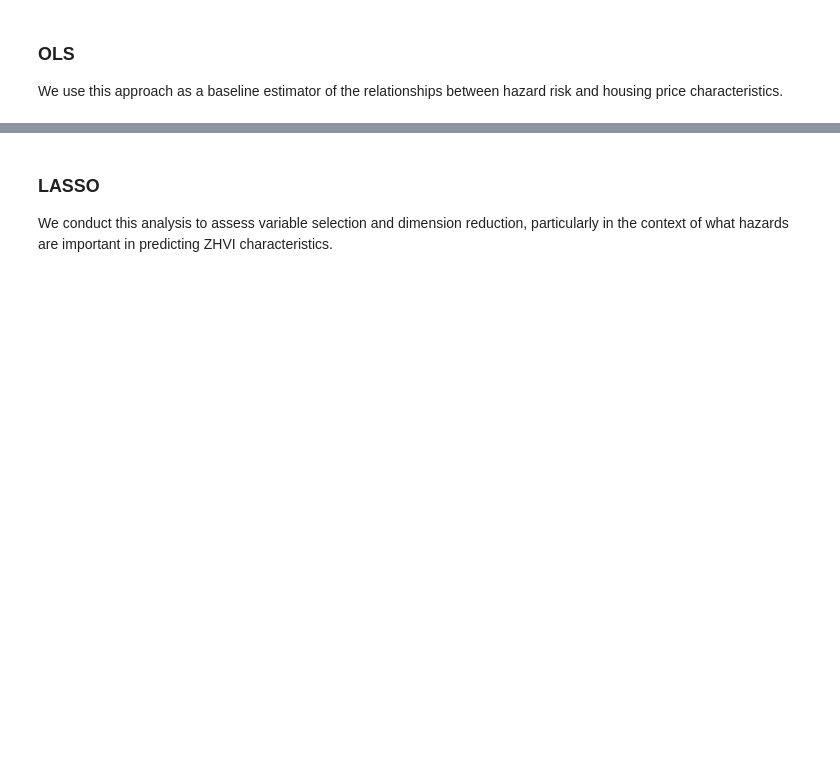
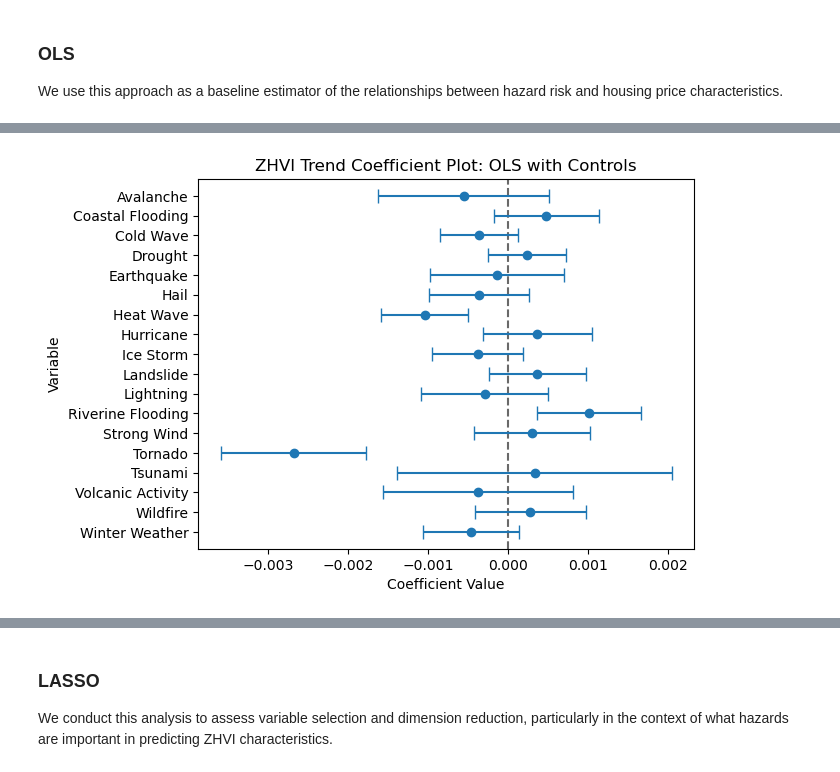
Before and after one commit to toogiii/ClimateAndHousing, a Jupyter notebook: Code/ClimateAndHousing.ipynb, the cells around one changed output, grey strips where cells are left out. Saved outputs shown, nothing was run; the diff lists cells and outputs as text; code cells hidden in the pictures; blank space fills up the shorter version.

```diff
--- a/Code/ClimateAndHousing.ipynb
+++ b/Code/ClimateAndHousing.ipynb
@@ -280,6 +302,21 @@ working_xs = sm.add_constant(mod_working_data[hr_vars + control_vars])
 
 trend_ols_X = sm.OLS(working_ys, working_xs).fit()
 print(trend_ols_X.summary())
+
+#for table in trend_ols_X.summary().tables:
+#    print(table.as_csv())
+
+coef_points = [trend_ols_X.params[i] for i in coefs]
+errors = [trend_ols_X.bse[i] * 2 for i in coefs]
+
+plt.figure()
+plt.axvline(x=0, linestyle='--', color='dimgray')
+plt.errorbar(coef_points, coefs, xerr=errors, fmt='o', capsize=5)
+plt.xlabel('Coefficient Value')
+plt.ylabel('Variable')
+plt.title('ZHVI Trend Coefficient Plot: OLS with Controls')
+plt.savefig(path + "\\Figures\\TrendZHVIPlot.png", dpi=500,  bbox_inches='tight')
+plt.show()
 # %% [output]
                             OLS Regression Results
 ==============================================================================
@@ -291,13 +328,14 @@ Time:                        19:30:42   Log-Likelihood:                 218.94
 No. Observations:                 880   AIC:                            -351.9
 Df Residuals:                     837   BIC:                            -146.3
 Df Model:                          42
 Covariance Type:            nonrobust
 ================================================================================================
 ... (52 lines left out)
 Notes:
 [1] Standard Errors assume that the covariance matrix of the errors is correctly specified.
 [2] The condition number is large, 9.41e+13. This might indicate that there are
 strong multicollinearity or other numerical problems.
+[figure, added]
 # %%
 # Conduct OLS Regression on yearly volatility in ZHVI (without controls)
 considered = hr_vars + ["ZHVI_vol"]
```
Also changed, not shown: parts of 23 cells of this notebook, 6 other files.
